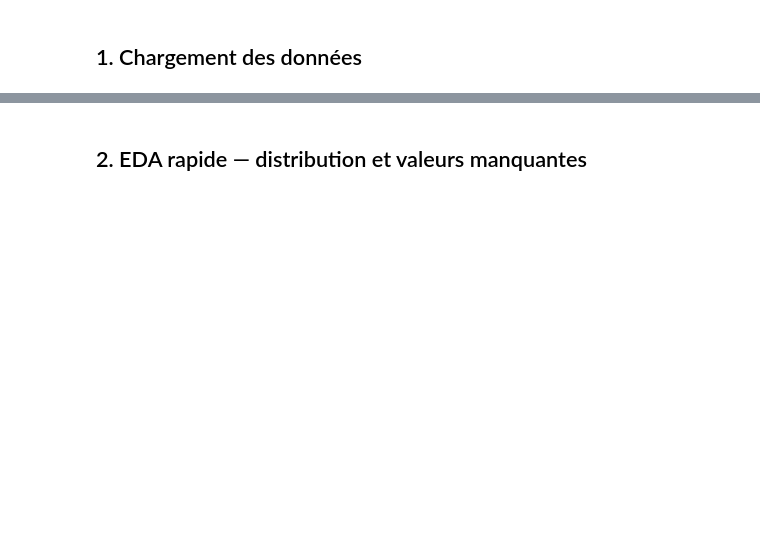
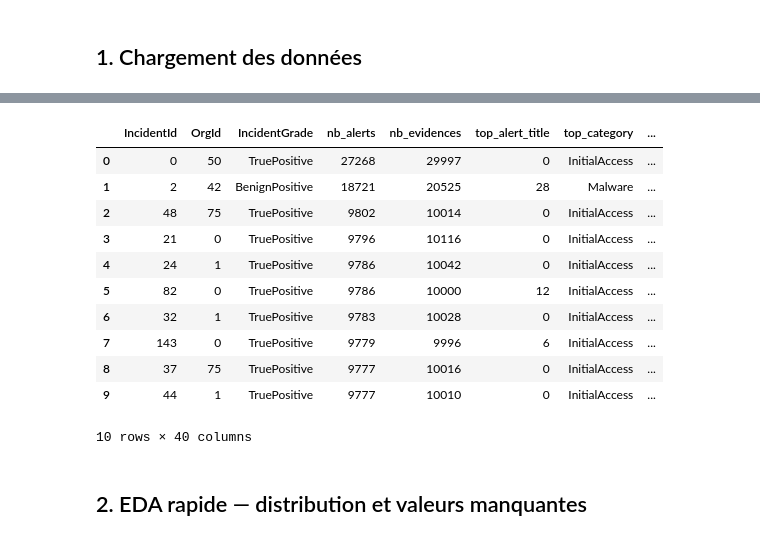
Before and after one commit to salma-1212/poc-soc-triage, a Jupyter notebook: 02_feature_engineering.ipynb, the cells around one changed output, grey strips where cells are left out. Cells and saved outputs as stored; diff of their text form; code cells hidden in the pictures; blank space fills up the shorter version.

```diff
--- a/02_feature_engineering.ipynb
+++ b/02_feature_engineering.ipynb
@@ -48,6 +67,19 @@ print(f'Sandbox analyses : {len(sandbox):,}')
 # %%
 # Aperçu rapide
-df.head(3)
+df.head(10)
+# %% [output]
+|  | IncidentId | OrgId | IncidentGrade | nb_alerts | nb_evidences | top_alert_title | top_category | ... |
+| 0 | 0 | 50 | TruePositive | 27268 | 29997 | 0 | InitialAccess | ... |
+| 1 | 2 | 42 | BenignPositive | 18721 | 20525 | 28 | Malware | ... |
+| 2 | 48 | 75 | TruePositive | 9802 | 10014 | 0 | InitialAccess | ... |
+| 3 | 21 | 0 | TruePositive | 9796 | 10116 | 0 | InitialAccess | ... |
+| 4 | 24 | 1 | TruePositive | 9786 | 10042 | 0 | InitialAccess | ... |
+| 5 | 82 | 0 | TruePositive | 9786 | 10000 | 12 | InitialAccess | ... |
+| 6 | 32 | 1 | TruePositive | 9783 | 10028 | 0 | InitialAccess | ... |
+| 7 | 143 | 0 | TruePositive | 9779 | 9996 | 6 | InitialAccess | ... |
+| 8 | 37 | 75 | TruePositive | 9777 | 10016 | 0 | InitialAccess | ... |
+| 9 | 44 | 1 | TruePositive | 9777 | 10010 | 0 | InitialAccess | ... |
+10 rows × 40 columns
 # %% [markdown]
 ## 2. EDA rapide — distribution et valeurs manquantes
 # %%
```
Also changed, not shown: parts of 20 cells of this notebook, 41 other files.
